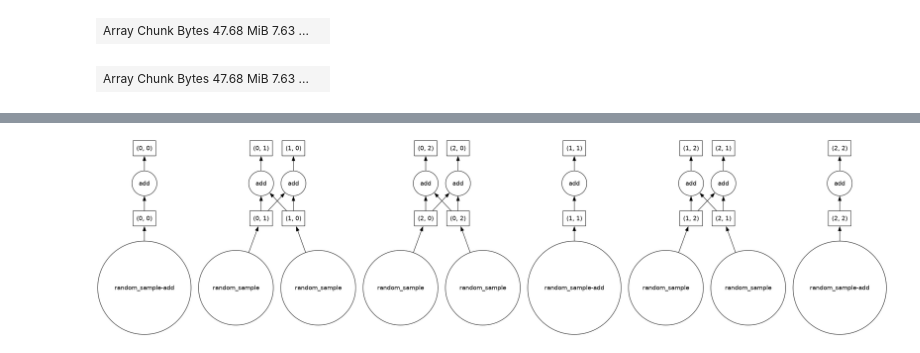
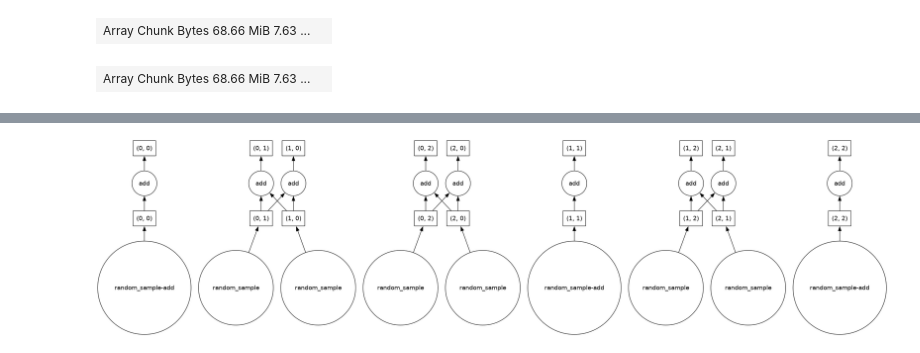
Before and after one commit to leliel12/tads, a Jupyter notebook: students/ray_dask_spark/rds.ipynb, the cells around one changed output, grey strips where cells are left out. Cells and saved outputs as stored; diff of their text form; code cells hidden in the pictures.

```diff
--- a/students/ray_dask_spark/rds.ipynb
+++ b/students/ray_dask_spark/rds.ipynb
@@ -313,15 +328,15 @@ Ejemplo ilustrativo de un grafo (plano, aunque normalmente se organiza como un `
 # %%
 import dask.array as da
 
-dask_example = da.random.random((2_500, 2_500), chunks=(1_000, 1_000))
+dask_example = da.random.random((3_000, 3_000), chunks=(1_000, 1_000))
 dask_example
 # %% [output]
-| Array Chunk Bytes 47.68 MiB 7.63 ... |  |
+| Array Chunk Bytes 68.66 MiB 7.63 ... |  |
 # %%
 c = (dask_example + dask_example.T)
 c
 # %% [output]
-| Array Chunk Bytes 47.68 MiB 7.63 ... |  |
+| Array Chunk Bytes 68.66 MiB 7.63 ... |  |
 # %%
 %%time
 res_dask = c.compute()
```
Also changed, not shown: parts of 24 cells of this notebook, 5 other files.
